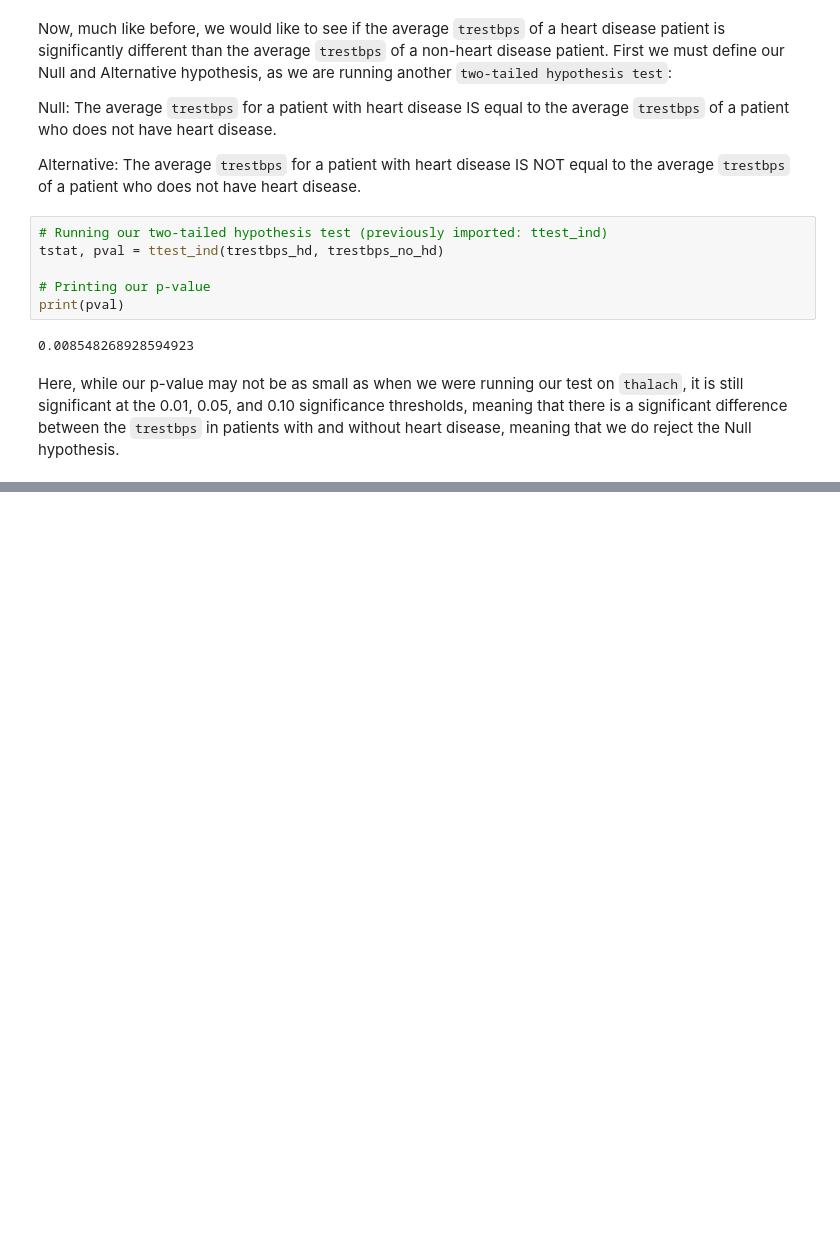
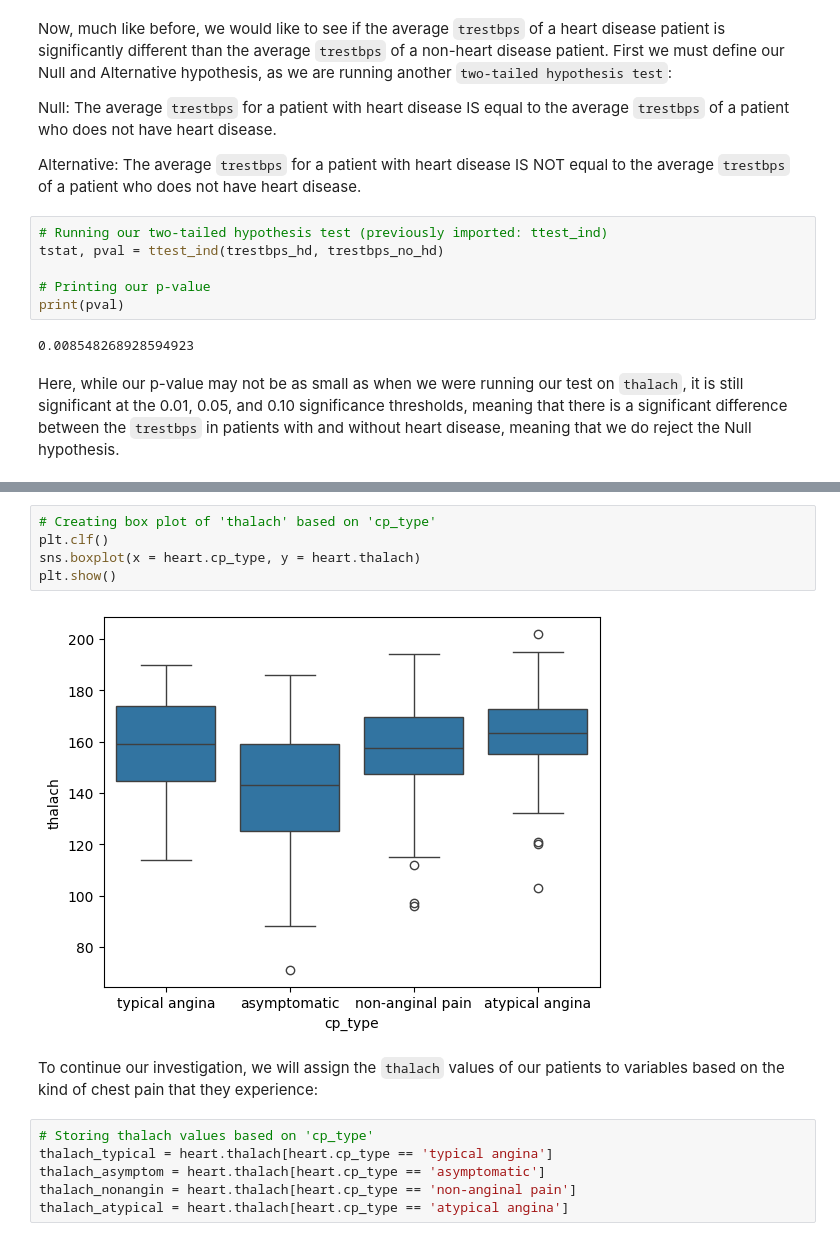
Before and after one commit to connorthomas9/Heart_Disease_Research, a Jupyter notebook: HDR.ipynb, the cells around one changed output, grey strips where cells are left out. Cells and saved outputs as stored; diff of their text form; blank space fills up the shorter version.

Commit message:
Update HDR.ipynb
Investigated relationship between cp_type and thalach values

```diff
--- a/HDR.ipynb
+++ b/HDR.ipynb
@@ -396,0 +403,15 @@ Here, while our p-value may not be as small as when we were running our test on
+# %%
+# Creating box plot of 'thalach' based on 'cp_type'
+plt.clf()
+sns.boxplot(x = heart.cp_type, y = heart.thalach)
+plt.show()
+# %% [output]
+[figure, added]
+# %% [markdown]
+To continue our investigation, we will assign the `thalach` values of our patients to variables based on the kind of chest pain that they experience:
+# %%
+# Storing thalach values based on 'cp_type'
+thalach_typical = heart.thalach[heart.cp_type == 'typical angina']
+thalach_asymptom = heart.thalach[heart.cp_type == 'asymptomatic']
+thalach_nonangin = heart.thalach[heart.cp_type == 'non-anginal pain']
+thalach_atypical = heart.thalach[heart.cp_type == 'atypical angina']
```
Also changed, not shown: parts of 6 cells of this notebook.
